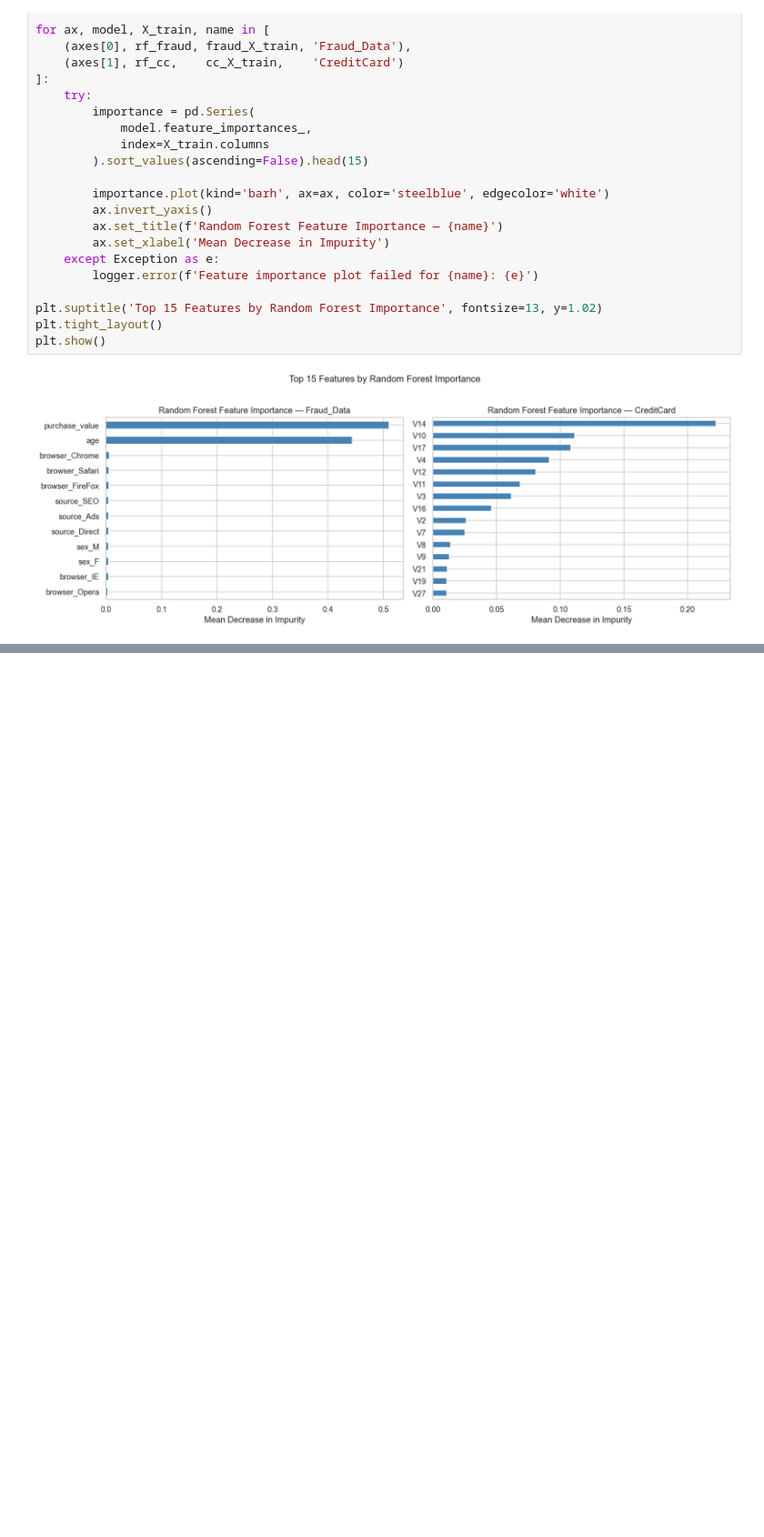
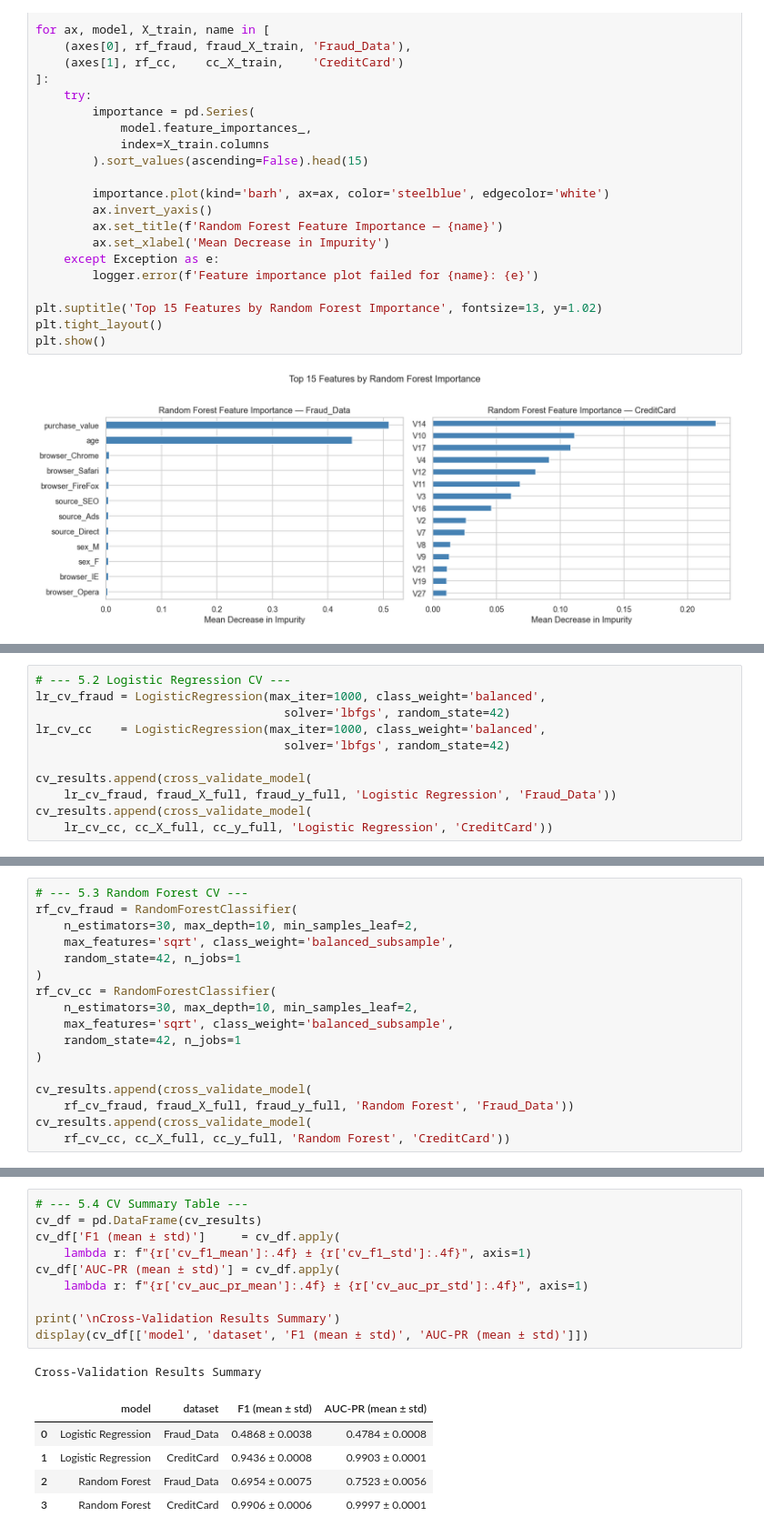
Before and after one commit to Redeat-Birhane/fraud-detection, a Jupyter notebook: notebooks/modeling.ipynb, the cells around one changed output, grey strips where cells are left out. Shown at 91% size. Cells and saved outputs as stored; diff of their text form; blank space fills up the shorter version.

Commit message:
feat: add Stratified K-Fold cross-validation for LR and Random Forest on both datasets

```diff
--- a/notebooks/modeling.ipynb
+++ b/notebooks/modeling.ipynb
@@ -421,0 +500,11 @@ plt.show()
+# %%
+# --- 5.2 Logistic Regression CV ---
+lr_cv_fraud = LogisticRegression(max_iter=1000, class_weight='balanced',
+                                   solver='lbfgs', random_state=42)
+lr_cv_cc    = LogisticRegression(max_iter=1000, class_weight='balanced',
+                                   solver='lbfgs', random_state=42)
+
+cv_results.append(cross_validate_model(
+    lr_cv_fraud, fraud_X_full, fraud_y_full, 'Logistic Regression', 'Fraud_Data'))
+cv_results.append(cross_validate_model(
+    lr_cv_cc, cc_X_full, cc_y_full, 'Logistic Regression', 'CreditCard'))
@@ -421,0 +528,17 @@ plt.show()
+# %%
+# --- 5.3 Random Forest CV ---
+rf_cv_fraud = RandomForestClassifier(
+    n_estimators=30, max_depth=10, min_samples_leaf=2,
+    max_features='sqrt', class_weight='balanced_subsample',
+    random_state=42, n_jobs=1
+)
+rf_cv_cc = RandomForestClassifier(
+    n_estimators=30, max_depth=10, min_samples_leaf=2,
+    max_features='sqrt', class_weight='balanced_subsample',
+    random_state=42, n_jobs=1
+)
+
+cv_results.append(cross_validate_model(
+    rf_cv_fraud, fraud_X_full, fraud_y_full, 'Random Forest', 'Fraud_Data'))
+cv_results.append(cross_validate_model(
+    rf_cv_cc, cc_X_full, cc_y_full, 'Random Forest', 'CreditCard'))
@@ -421,0 +562,17 @@ plt.show()
+# %%
+# --- 5.4 CV Summary Table ---
+cv_df = pd.DataFrame(cv_results)
+cv_df['F1 (mean ± std)']     = cv_df.apply(
+    lambda r: f"{r['cv_f1_mean']:.4f} ± {r['cv_f1_std']:.4f}", axis=1)
+cv_df['AUC-PR (mean ± std)'] = cv_df.apply(
+    lambda r: f"{r['cv_auc_pr_mean']:.4f} ± {r['cv_auc_pr_std']:.4f}", axis=1)
+
+print('\nCross-Validation Results Summary')
+display(cv_df[['model', 'dataset', 'F1 (mean ± std)', 'AUC-PR (mean ± std)']])
+# %% [output]
+Cross-Validation Results Summary
+|  | model | dataset | F1 (mean ± std) | AUC-PR (mean ± std) |
+| 0 | Logistic Regression | Fraud_Data | 0.4868 ± 0.0038 | 0.4784 ± 0.0008 |
+| 1 | Logistic Regression | CreditCard | 0.9436 ± 0.0008 | 0.9903 ± 0.0001 |
+| 2 | Random Forest | Fraud_Data | 0.6954 ± 0.0075 | 0.7523 ± 0.0056 |
+| 3 | Random Forest | CreditCard | 0.9906 ± 0.0006 | 0.9997 ± 0.0001 |
```
Also changed, not shown: parts of 11 cells of this notebook.
